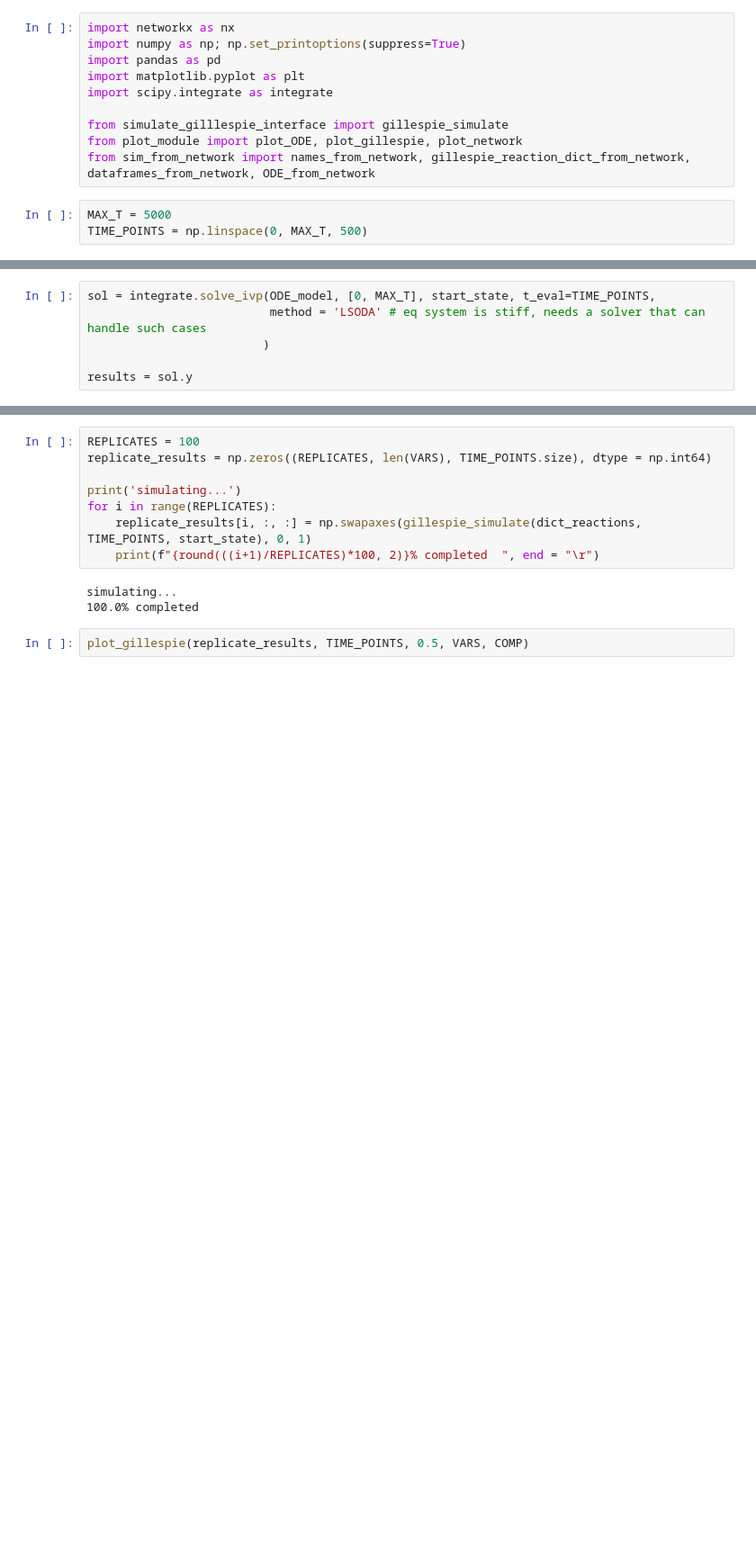
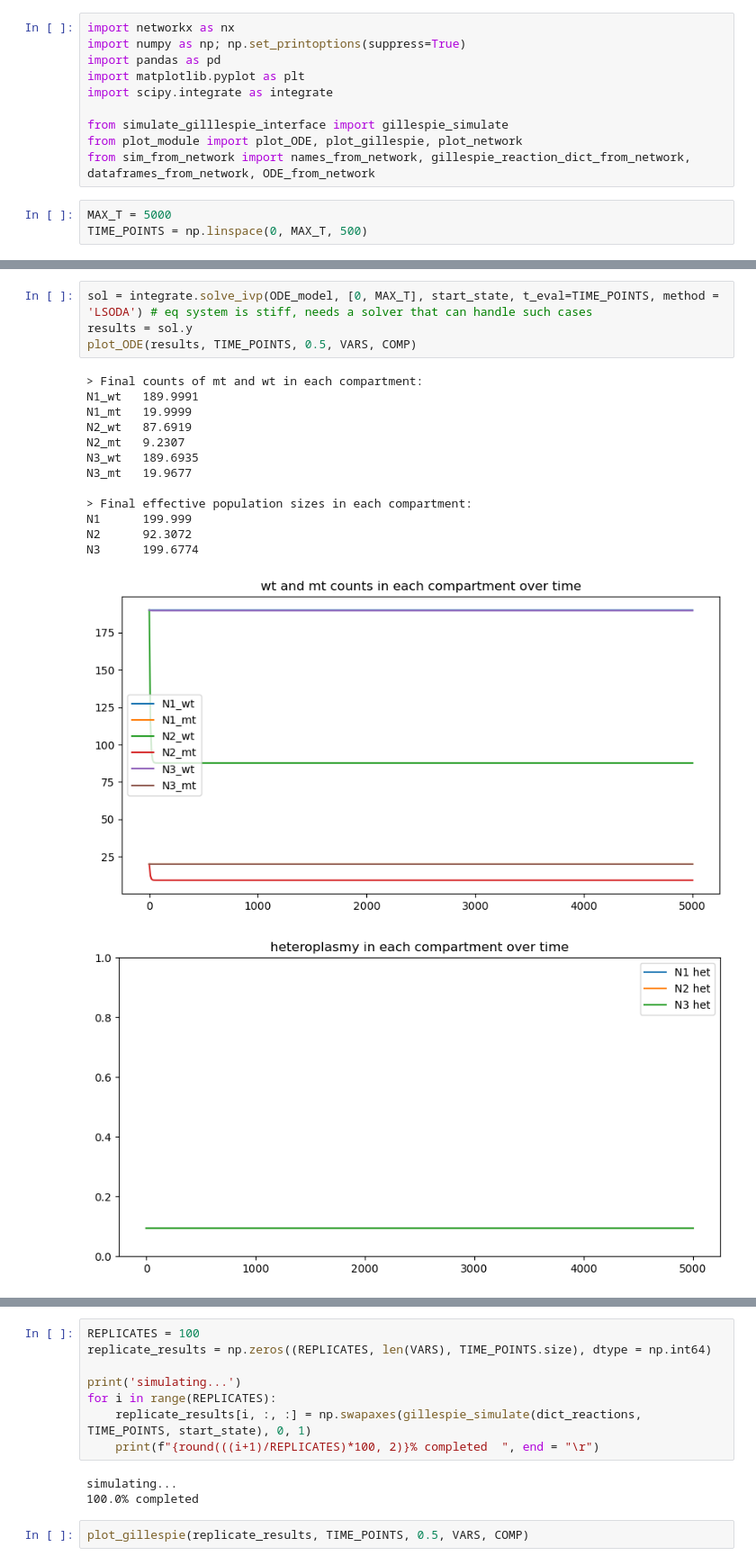
Before and after one commit to dkornai/SSD-in-Neurons, a Jupyter notebook: simulate_from_network.ipynb, the cells around one changed output, grey strips where cells are left out. Shown at 90% size. Saved outputs shown, nothing was run; the diff lists cells and outputs as text; blank space fills up the shorter version.

```diff
--- a/simulate_from_network.ipynb
+++ b/simulate_from_network.ipynb
@@ -51,7 +55,20 @@ def ODE_model(t,z):
                 ]
 # %%
-sol = integrate.solve_ivp(ODE_model, [0, MAX_T], start_state, t_eval=TIME_POINTS,
-                          method = 'LSODA' # eq system is stiff, needs a solver that can handle such cases
-                         )
-
+sol = integrate.solve_ivp(ODE_model, [0, MAX_T], start_state, t_eval=TIME_POINTS, method = 'LSODA') # eq system is stiff, needs a solver that can handle such cases
 results = sol.y
+plot_ODE(results, TIME_POINTS, 0.5, VARS, COMP)
+# %% [output]
+> Final counts of mt and wt in each compartment:
+N1_wt   189.9991
+N1_mt   19.9999
+N2_wt   87.6919
+N2_mt   9.2307
+N3_wt   189.6935
+N3_mt   19.9677
+
+> Final effective population sizes in each compartment:
+N1      199.999
+N2      92.3072
+N3      199.6774
+[figure, added]
+[figure, added]
```
Also changed, not shown: parts of 10 cells of this notebook, 12 other files.
